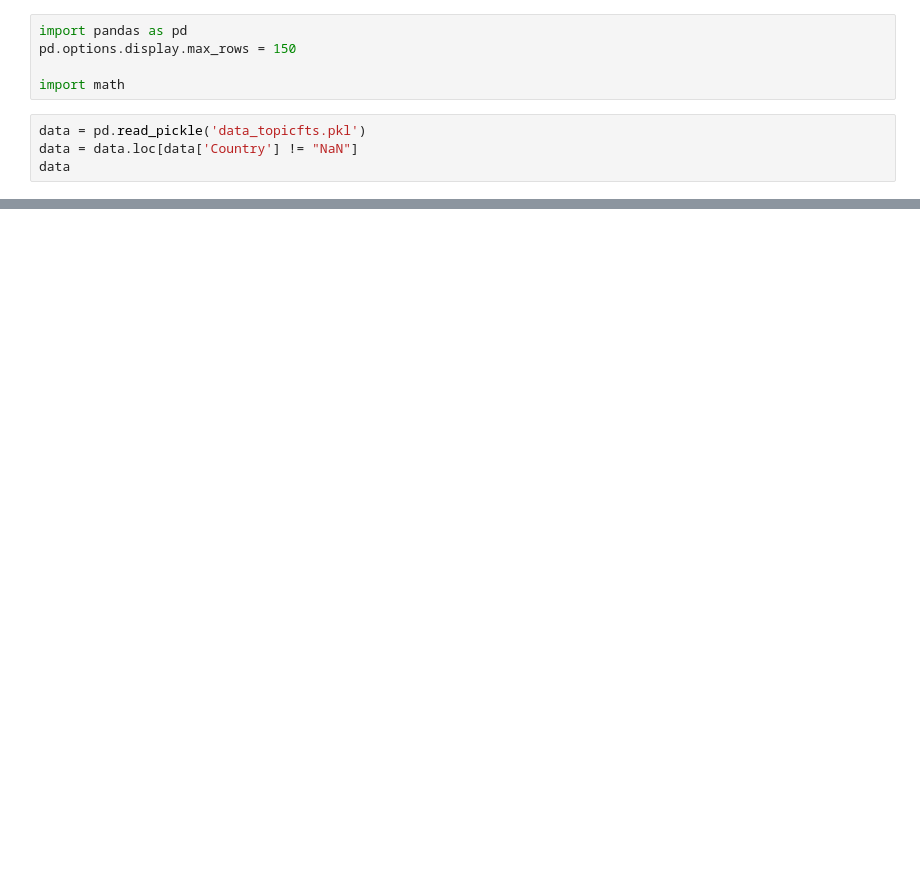
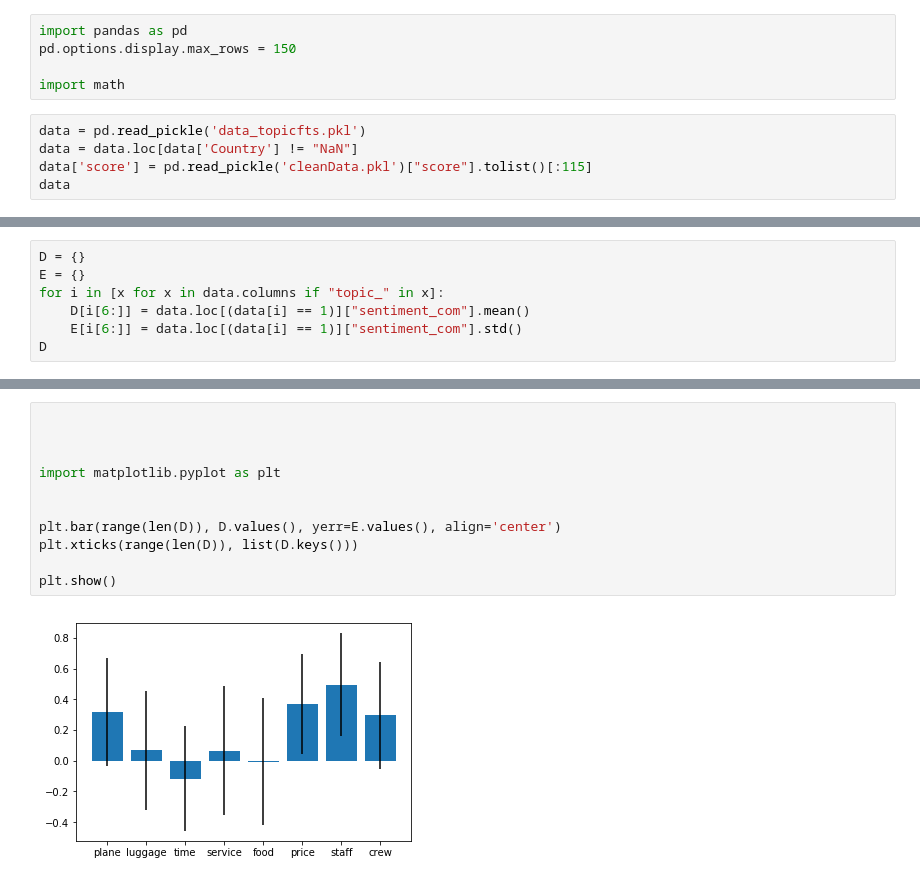
Before and after one commit to sourabhlal/germanwingsDS, a Jupyter notebook: entropy.ipynb, the cells around one changed output, grey strips where cells are left out. Cells and saved outputs as stored; diff of their text form; blank space fills up the shorter version.

```diff
--- a/entropy.ipynb
+++ b/entropy.ipynb
@@ -6,6 +6,7 @@ import math
 # %%
 data = pd.read_pickle('data_topicfts.pkl')
 data = data.loc[data['Country'] != "NaN"]
+data['score'] = pd.read_pickle('cleanData.pkl')["score"].tolist()[:115]
 data
 # %% [output]
 |  | cabin | date | Recommended | text | origin | destin | Country | sentiment_com | sentiment_pos | ... |
@@ -120,0 +133,7 @@ topic_crew (0.8524051786494785, 13, 5)
+# %%
+D = {}
+E = {}
+for i in [x for x in data.columns if "topic_" in x]:
+    D[i[6:]] = data.loc[(data[i] == 1)]["sentiment_com"].mean()
+    E[i[6:]] = data.loc[(data[i] == 1)]["sentiment_com"].std()
+D
@@ -120,0 +160,13 @@ topic_crew (0.8524051786494785, 13, 5)
+# %%
+
+
+
+import matplotlib.pyplot as plt
+
+
+plt.bar(range(len(D)), D.values(), yerr=E.values(), align='center')
+plt.xticks(range(len(D)), list(D.keys()))
+
+plt.show()
+# %% [output]
+[figure, added]
```
Also changed, not shown: parts of 11 cells of this notebook, 6 other files.
